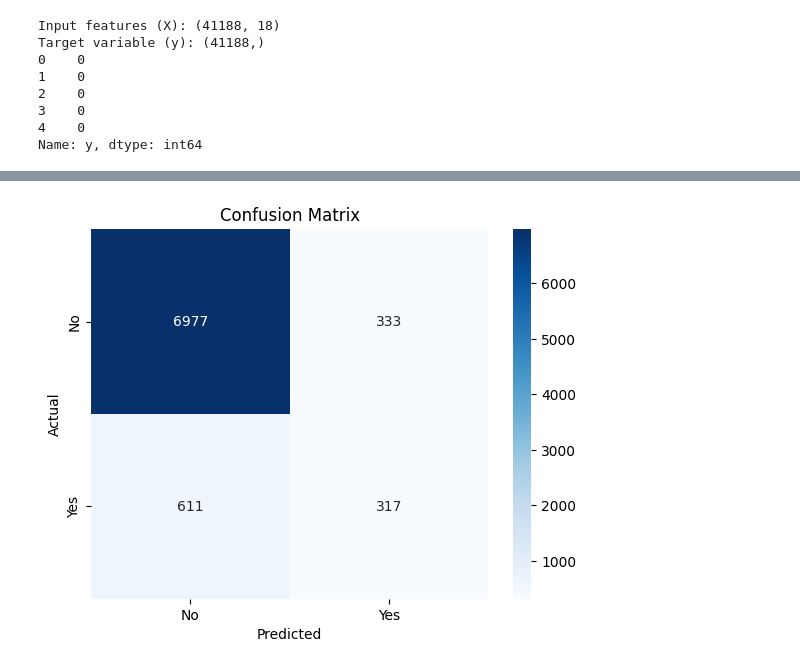
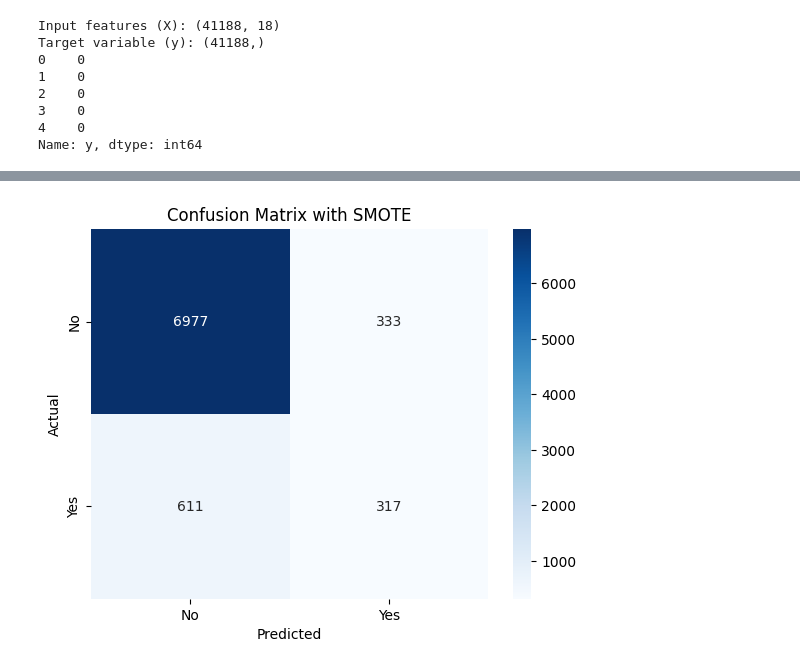
Before and after one commit to Vinuji-Hewapathirana/Machine-Learning---Coursework, a Jupyter notebook: ML_RFC_full_SMOTE.ipynb, the cells around one changed output, grey strips where cells are left out. Saved outputs shown, nothing was run; the diff lists cells and outputs as text; code cells hidden in the pictures.

```diff
--- a/ML_RFC_full_SMOTE.ipynb
+++ b/ML_RFC_full_SMOTE.ipynb
@@ -45,28 +46,30 @@ Target variable (y): (41188,)
 4    0
 Name: y, dtype: int64
 # %%
-from imblearn.over_sampling import SMOTE
+import pandas as pd
+import numpy as np
+from sklearn.model_selection import train_test_split
+from sklearn.ensemble import RandomForestClassifier
 from sklearn.compose import ColumnTransformer
 from sklearn.pipeline import Pipeline
 from sklearn.preprocessing import StandardScaler, OneHotEncoder
 from sklearn.impute import SimpleImputer
-from sklearn.ensemble import RandomForestClassifier
-from sklearn.model_selection import train_test_split
 from sklearn.metrics import classification_report, roc_auc_score, confusion_matrix
-import pandas as pd
+from imblearn.over_sampling import SMOTE
+from imblearn.pipeline import Pipeline as ImbPipeline  # Use imbalanced-learn's Pipeline
 import seaborn as sns
 import matplotlib.pyplot as plt
 
 # Split dataset into training and testing sets
 X_train, X_test, y_train, y_test = train_test_split(
-    X, y_encoded, test_size=0.2, random_state=42, stratify=y_encoded
+    X, y, test_size=0.2, random_state=42, stratify=y
 )
 
-# 1. Identify numeric and categorical features
+# Identify numeric and categorical features
 numeric_features = X.select_dtypes(include=['number']).columns
 categorical_features = X.select_dtypes(include=['object']).columns
 
-# 2. Create preprocessing transformers
+# Create preprocessing transformers
 numeric_transformer = Pipeline(steps=[
     ('imputer', SimpleImputer(strategy='mean')),
     ('scaler', StandardScaler())
@@ -77,6 +80,7 @@ categorical_transformer = Pipeline(steps=[
     ('onehot', OneHotEncoder(handle_unknown='ignore'))
 ])
 
+# Combine preprocessing steps
 preprocessor = ColumnTransformer(
     transformers=[
         ('num', numeric_transformer, numeric_features),
@@ -84,46 +88,59 @@ preprocessor = ColumnTransformer(
     ]
 )
 
-# Preprocess the training data
-X_train_preprocessed = preprocessor.fit_transform(X_train)
+# Create the SMOTE object
+smote = SMOTE(random_state=42)
 
-# Convert preprocessed data into a Pandas DataFrame
-# Extract feature names from the transformer for interpretability
-feature_names = (
-    list(preprocessor.transformers_[0][2]) +  # Numeric features
-    preprocessor.transformers_[1][1]['onehot'].get_feature_names_out(categorical_features).tolist()
-)
-X_train_preprocessed_df = pd.DataFrame(X_train_preprocessed, columns=feature_names)
+# Create the pipeline with SMOTE
+pipeline_smote = ImbPipeline(steps=[
+    ('preprocessor', preprocessor),  # Preprocessing
+    ('smote', smote),                # SMOTE oversampling
+    ('classifier', RandomForestClassifier(random_state=42, n_estimators=100))  # Random Forest
+])
 
-# Apply SMOTE to balance the training dataset
-smote = SMOTE(random_state=42)
-X_train_res, y_train_res = smote.fit_resample(X_train_preprocessed_df, y_train)
-
-# Preprocess the test data
-X_test_preprocessed = preprocessor.transform(X_test)
-
-# Train a Random Forest model with the balanced dataset
-pipeline = Pipeline(steps=[
-    ('classifier', RandomForestClassifier(random_state=42, n_estimators=100))
-])
-pipeline.fit(X_train_res, y_train_res)
+# Train the SMOTE-enhanced pipeline
+pipeline_smote.fit(X_train, y_train)
 
 # Evaluate the model
-y_pred = pipeline.predict(X_test_preprocessed)
-y_prob = pipeline.predict_proba(X_test_preprocessed)[:, 1]
+y_pred_smote = pipeline_smote.predict(X_test)
+y_prob_smote = pipeline_smote.predict_proba(X_test)[:, 1]
 
-# Print classification report
-print("Classification Report:")
-print(classification_report(y_test, y_pred))
-
-# Calculate and print the ROC-AUC Score
-print("ROC-AUC Score:", roc_auc_score(y_test, y_prob))
+print("Classification Report with SMOTE")
+print(classification_report(y_test, y_pred_smote))
+print("ROC-AUC Score with SMOTE:", roc_auc_score(y_test, y_prob_smote))
 
 # Visualize the confusion matrix
-conf_matrix = confusion_matrix(y_test, y_pred)
-sns.heatmap(conf_matrix, annot=True, fmt='d', cmap='Blues', xticklabels=['No', 'Yes'], yticklabels=['No', 'Yes'])
-plt.title("Confusion Matrix")
+conf_matrix_smote = confusion_matrix(y_test, y_pred_smote)
+sns.heatmap(conf_matrix_smote, annot=True, fmt='d', cmap='Blues', xticklabels=['No', 'Yes'], yticklabels=['No', 'Yes'])
+plt.title("Confusion Matrix with SMOTE")
 plt.xlabel("Predicted")
 plt.ylabel("Actual")
 plt.show()
+
+# Extract Feature Importance
+model = pipeline_smote.named_steps['classifier']
+
+# Get the feature names for numeric and categorical features
+categorical_feature_names = pipeline_smote.named_steps['preprocessor'].named_transformers_['cat']['onehot'].get_feature_names_out(categorical_features)
+feature_names = np.concatenate([numeric_features, categorical_feature_names])
+
+# Get feature importances
+feature_importances = model.feature_importances_
+
+# Create a DataFrame for feature importance
+importance_df = pd.DataFrame({'Feature': feature_names, 'Importance': feature_importances})
+importance_df = importance_df.sort_values(by='Importance', ascending=False)
+
+# Display top 10 features
+print("\nTop 10 Important Features:")
+print(importance_df.head(10))
+
+# Visualize feature importance
+plt.figure(figsize=(10, 6))
+sns.barplot(x='Importance', y='Feature', data=importance_df.head(10))
+plt.title('Top 10 Feature Importances')
+plt.xlabel('Importance')
+plt.ylabel('Feature')
+plt.tight_layout()
+plt.show()
 # %% [output]
@@ -141 +158 @@ ROC-AUC Score: 0.780920680220765
-[figure, old version]
+[figure, new version]
```
Also changed, not shown: parts of 2 cells of this notebook.
